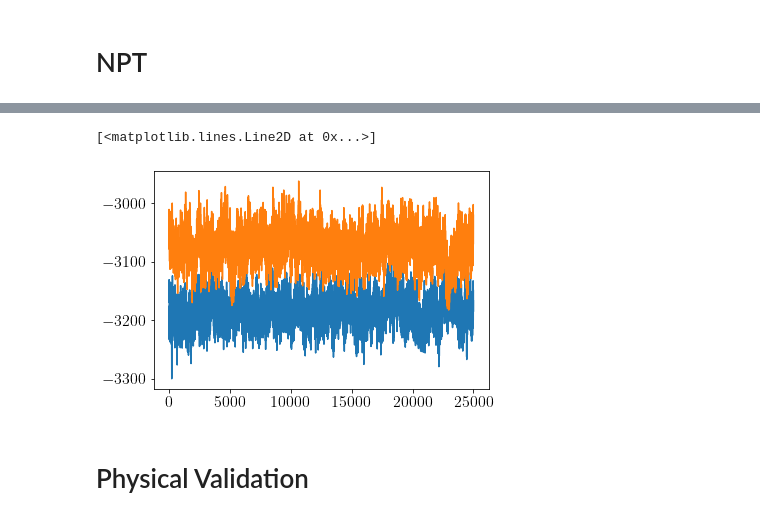
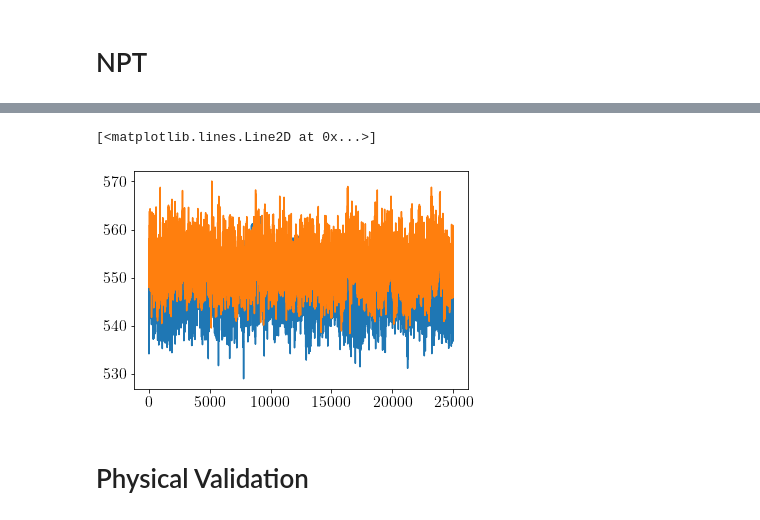
Before and after one commit to g-bauer/sargas, a Jupyter notebook: example/NPT.ipynb, the cells around one changed output, grey strips where cells are left out. Saved outputs shown, nothing was run; the diff lists cells and outputs as text; code cells hidden in the pictures.

```diff
--- a/example/NPT.ipynb
+++ b/example/NPT.ipynb
@@ -43,7 +43,7 @@ def run_tp(t, p):
 %%time
 states = [
     (8e-1, 8e-1),
-    (9e-1, 8e-1)
+    (8.5e-1, 8e-1)
 ]
 
 with Pool() as pool:
@@ -60,11 +60,11 @@ t2 = 9e-1
 p2 = 1.2
 props2 = res[1]
 # %%
-plt.plot(res[0][2].energy)
-plt.plot(res[1][2].energy)
+plt.plot(res[0][2].volume)
+plt.plot(res[1][2].volume)
 # %% [output]
 [<matplotlib.lines.Line2D at 0x...>]
-[figure, old version]
+[figure, new version]
 # %% [markdown]
 # Physical Validation
 # %%
```
Also changed, not shown: parts of 2 cells of this notebook, 5 other files.
